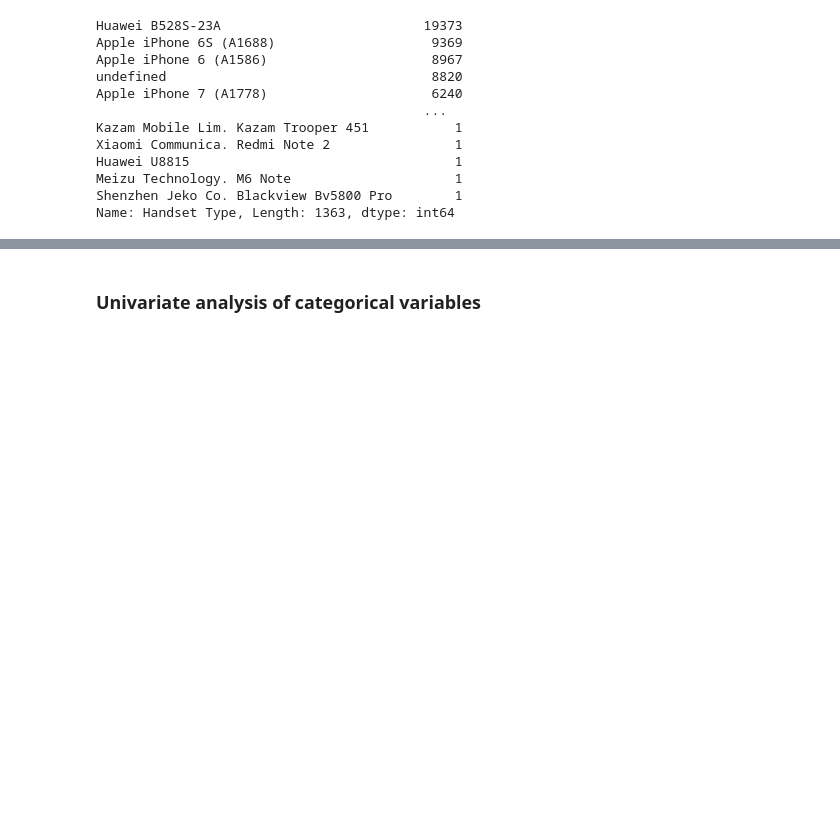
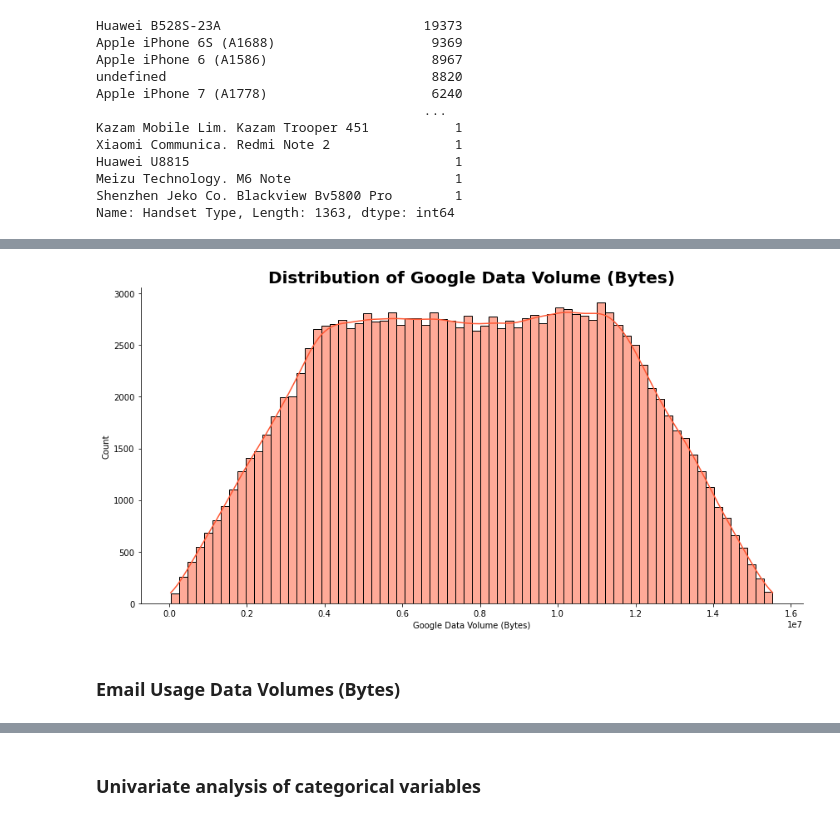
Before and after one commit to gezish/TellCo-UserDataAnalytics, a Jupyter notebook: notebooks/user_overview_analysis.ipynb, the cells around one changed output, grey strips where cells are left out. Saved outputs shown, nothing was run; the diff lists cells and outputs as text; code cells hidden in the pictures; blank space fills up the shorter version.

```diff
--- a/notebooks/user_overview_analysis.ipynb
+++ b/notebooks/user_overview_analysis.ipynb
@@ -114,0 +204,6 @@ plotly_plot_pie(clean_data, 'Handset Type', 4000)
+# %%
+plot_hist(clean_data, 'Google Data Volume (Bytes)', '#FF5733')
+# %% [output]
+[figure, added]
+# %% [markdown]
+### Email Usage Data Volumes (Bytes)
```
Also changed, not shown: parts of 30 cells of this notebook.
